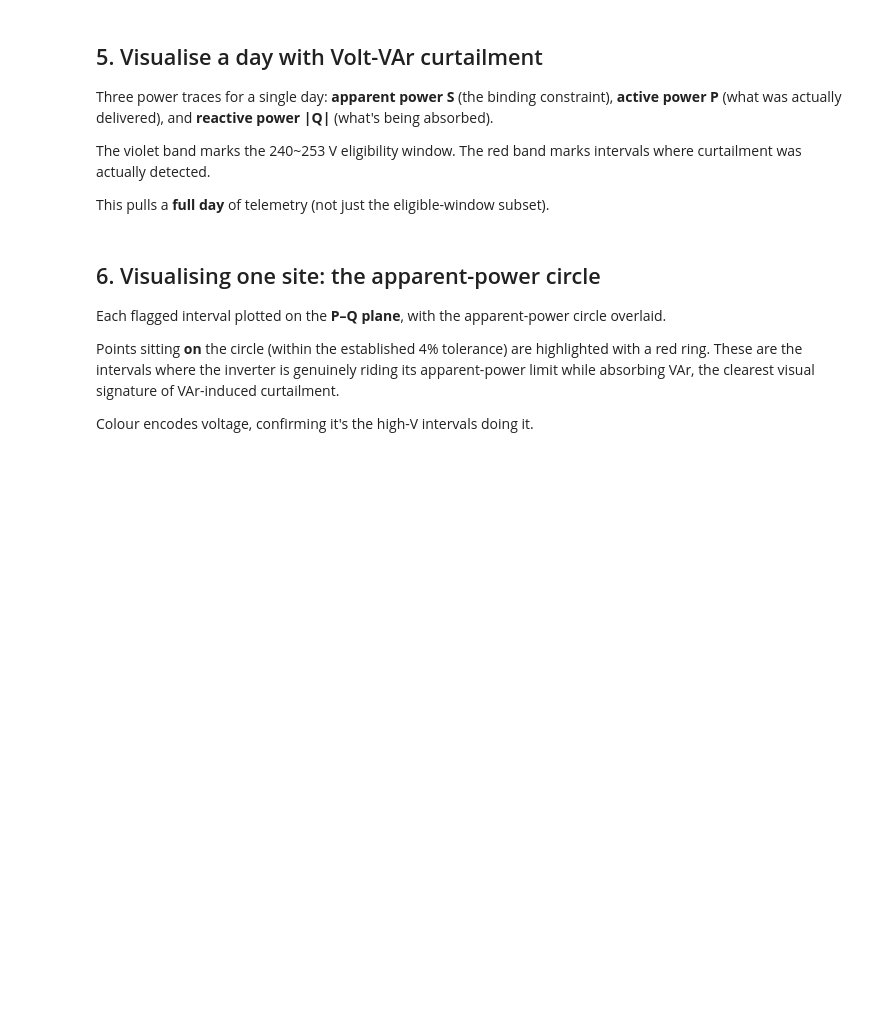
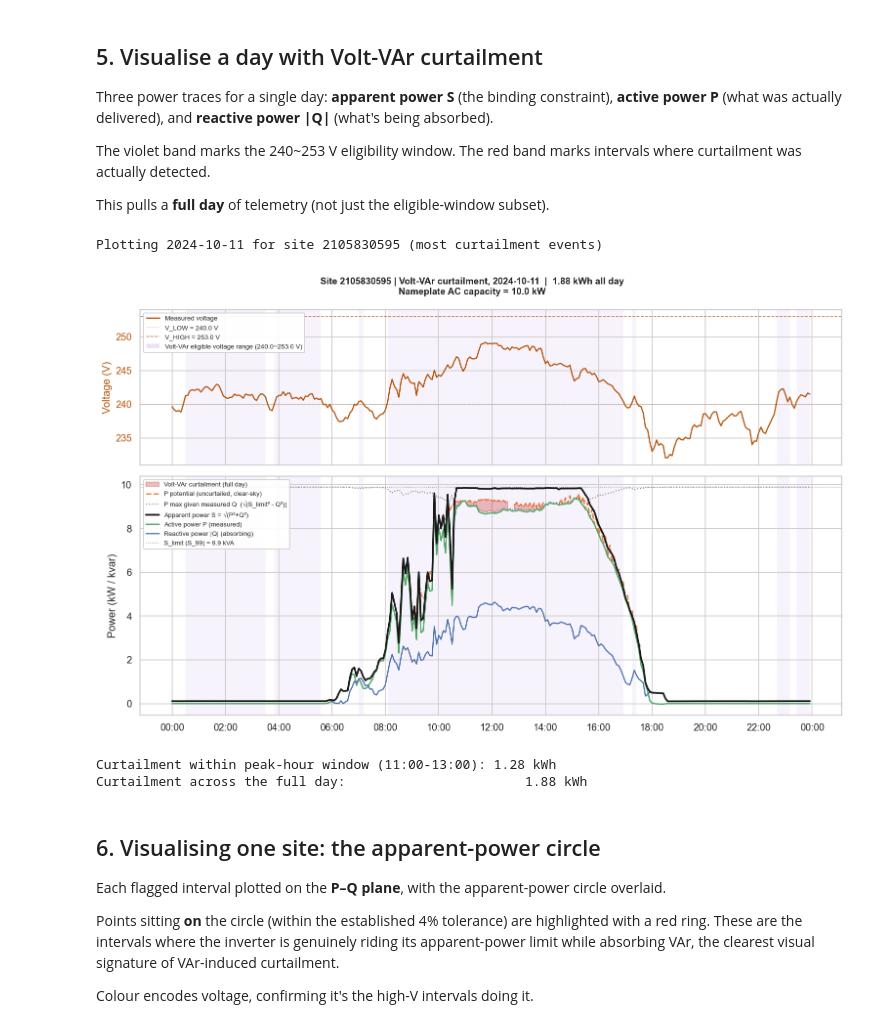
Before and after one commit to UNSW-CEEM/CICCADA, a Jupyter notebook: bms_sa_review/data_query/04_voltvar_curtailment_detection.ipynb, the cells around one changed output. Drawn from its saved outputs; the diff is of its cells as text; code cells hidden in the pictures; blank space fills up the shorter version.

```diff
--- a/bms_sa_review/data_query/04_voltvar_curtailment_detection.ipynb
+++ b/bms_sa_review/data_query/04_voltvar_curtailment_detection.ipynb
@@ -572,6 +495,7 @@ if _ghi_eligible.empty:
           "with a GHI_YEARS year included in PARAMS['YEARS'].")
 else:
     TARGET_SITE = int(_ghi_eligible["site_id"].iloc[0])   # change iloc[0] to pick a different site
+#    TARGET_SITE = "2105830595"  # hard-coded for now, to fix...
     _limit_col  = "s_99" if PARAMS["USE_S99"] else "ac_capacity_kw"
     P = PARAMS
 
@@ -585,7 +509,10 @@ else:
                 SELECT DISTINCT site_id, circuit_id, circuit_polarity,
                        ac_capacity_kw, {_limit_col} AS s_limit
                 FROM meta_up23c
-                WHERE is_pv = True AND site_id = {TARGET_SITE}
+                WHERE is_pv = True
+                AND site_id = {TARGET_SITE}
+                AND ac_capacity_kw > 0
+                AND ac_capacity_kw <= {P['MAX_AC_CAPACITY_KW']}
             ),
             meas AS (
                 SELECT
@@ -684,7 +630,7 @@ def plot_varcurt_day(site_id, date_str, ac_capacity_kw, s_limit, year=None,
         curtailment is happening outside the peak-hour proxy window too).
     date_str: 'YYYY-MM-DD'
     """
-    year = year or PARAMS["GHI_YEARS"][0]
+    year = int(date_str.split("-")[0])
     month = int(date_str.split("-")[1])
 
     day_df = aq(f"""
@@ -794,7 +740,7 @@ def plot_varcurt_day(site_id, date_str, ac_capacity_kw, s_limit, year=None,
         ax.plot(day_df["t"], day_df["P_potential_kW"], color=C_POT, lw=1.6, ls="--",
                 alpha=0.9, zorder=4, label="P potential (uncurtailed, clear-sky)")
     ax.plot(day_df["t"], day_df["P_max_given_Q"], color="#888888", lw=1.2, ls=":",
-            zorder=3, label="P max given measured Q  (√(S_limit²−Q²))")
+            zorder=3, label="P max given measured Q  (√(S_limit² - Q²))")
     ax.plot(day_df["t"], day_df["S_apparent"], color=C_S, lw=2.0, zorder=5,
             label="Apparent power S = √(P²+Q²)")
     ax.plot(day_df["t"], day_df["P_kW"], color=C_P, lw=1.6, zorder=4,
@@ -820,33 +766,38 @@ def plot_varcurt_day(site_id, date_str, ac_capacity_kw, s_limit, year=None,
                    if restrict_to_peak_hours else
                    f"{total_kwh:.2f} kWh all day")
     fig.suptitle(
         f"Site {site_id} | Volt-VAr curtailment, {date_str}  |  {window_note}\n"
         f"Nameplate AC capacity = {ac_capacity_kw:.1f} kW",
 #        f"peak-solar window ({PEAK_START}:00-{PEAK_END}:00) marked on x-axis",
         fontsize=10.5, fontweight="bold", y=0.98,
     )
     plt.tight_layout()
     plt.show()
 
     print(f"Curtailment within peak-hour window ({PEAK_START}:00-{PEAK_END}:00): "
           f"{total_kwh if restrict_to_peak_hours else (day_df['varcurt_kW_allday']*AS4777['INTERVAL_H'])[peak_solar].sum():.2f} kWh")
     print(f"Curtailment across the full day:                       {total_kwh_allday:.2f} kWh")
 
 
 # pick the day with the most flagged intervals for TARGET_SITE
 if 'varcurt' in dir() and len(varcurt):
     varcurt["t_local"] = (pd.to_datetime(varcurt["t_stamp"])
                           .dt.tz_localize("UTC").dt.tz_convert(FIXED_OFFSET))
     best_date = (varcurt[varcurt["varcurt_kW"] > 0]
                 .groupby(varcurt["t_local"].dt.date)["varcurt_kW"]
                 .count().idxmax())
     print(f"Plotting {best_date} for site {TARGET_SITE} (most curtailment events)")
     s_limit_val = varcurt["s_limit"].iloc[0]
     plot_varcurt_day(TARGET_SITE, str(best_date), varcurt["ac_capacity_kw"].iloc[0],
                      s_limit_val, year=METHOD_B_YEAR,
                      restrict_to_peak_hours=False)   # set False to see the full-day picture
 else:
     print("Run Section 4 (Method B) first to identify a site and date with curtailment.")
+# %% [output]
+Plotting 2024-10-11 for site 2105830595 (most curtailment events)
+[figure, added]
+Curtailment within peak-hour window (11:00-13:00): 1.28 kWh
+Curtailment across the full day:                       1.88 kWh
 # %% [markdown]
 ## 6. Visualising one site: the apparent-power circle
 
```
Also changed, not shown: parts of 15 cells of this notebook, 1 other file.
